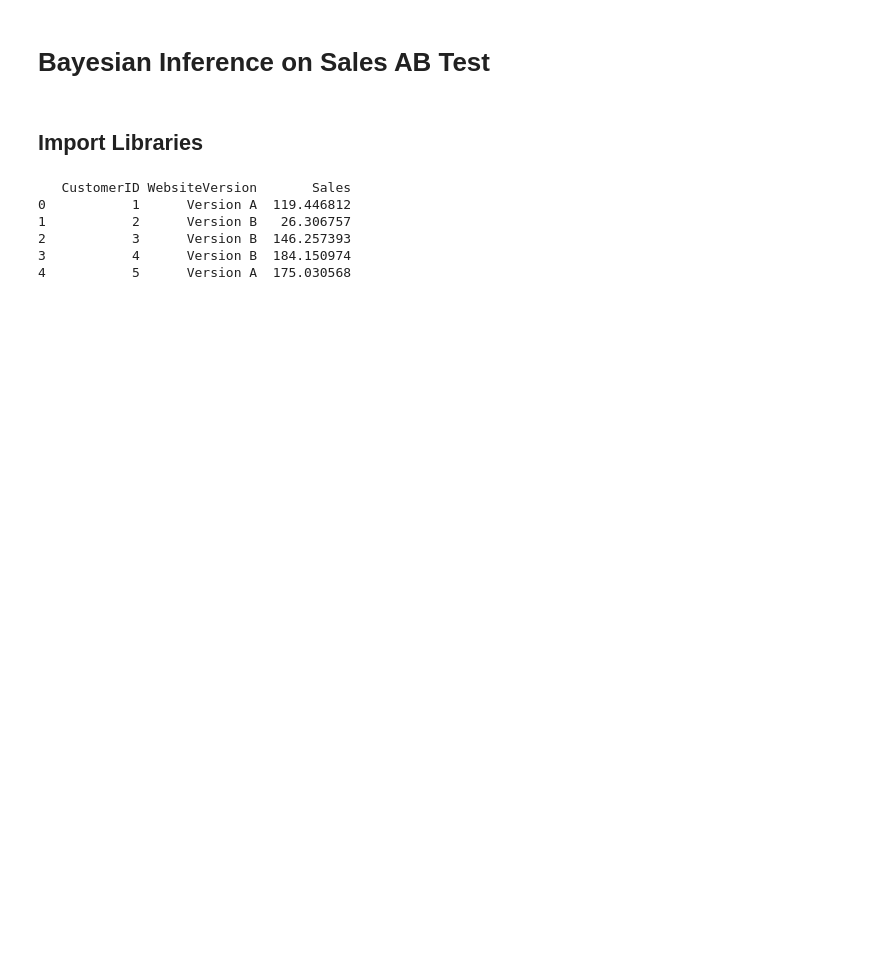
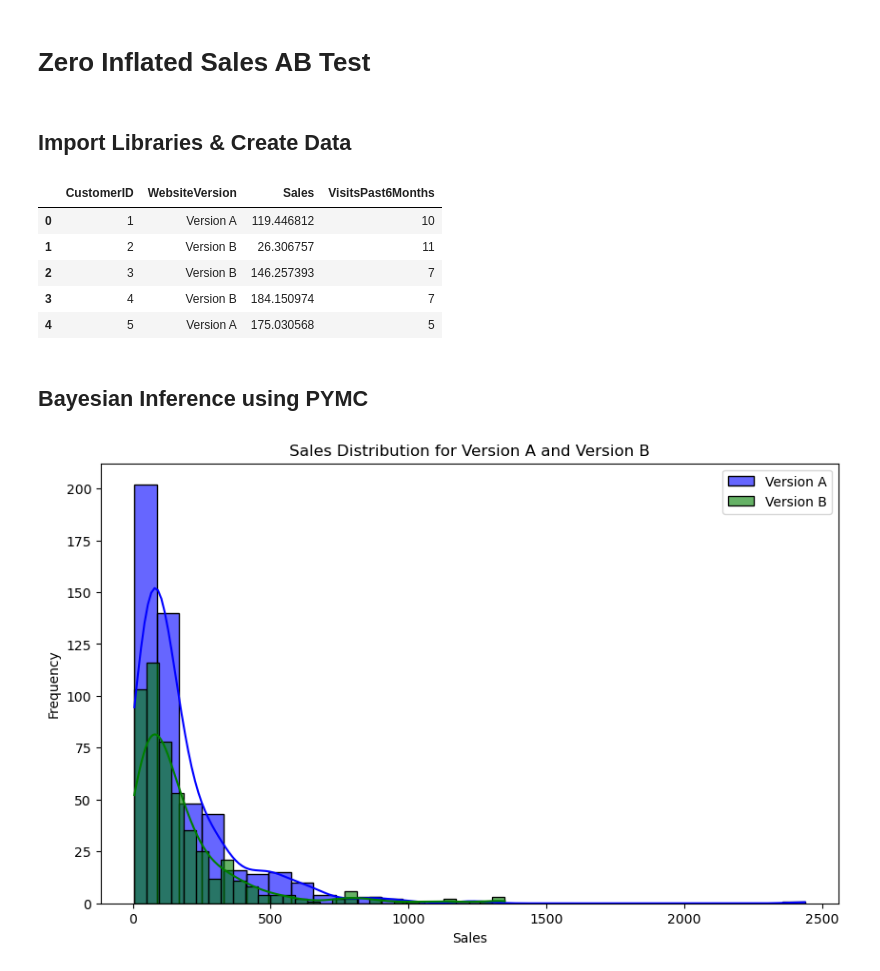
Before and after one commit to jwalluww/Bayesian_Inference, a Jupyter notebook: pymc_code/continuous_var_example.ipynb, the cells around one changed output. Saved outputs shown, nothing was run; the diff lists cells and outputs as text; code cells hidden in the pictures; blank space fills up the shorter version.

Commit message:
updating bayesian repo

```diff
--- a/pymc_code/continuous_var_example.ipynb
+++ b/pymc_code/continuous_var_example.ipynb
@@ -1,7 +1,7 @@
 # %% [markdown]
-# Bayesian Inference on Sales AB Test
+# Zero Inflated Sales AB Test
 # %% [markdown]
-## Import Libraries
+## Import Libraries & Create Data
 # %%
 # Import Libraries
 import pymc as pm
@@ -13,6 +16,4 @@ import numpy as np
 # %%
-
-
 # Set random seed for reproducibility
 np.random.seed(42)
 
@@ -24,23 +25,30 @@ customer_ids = np.arange(1, num_rows + 1)
 
 # Generate website versions (50/50 split)
 website_versions = np.random.choice(['Version A', 'Version B'], size=num_rows, p=[0.5, 0.5])
+website_versions_bin = np.where(website_versions == 'Version A', 0, 1)
 
 # Generate sales amounts (right-skewed from $10 to $1000)
 sales = np.random.lognormal(mean=np.log(100), sigma=1, size=num_rows)
+
+# Generate the number of visits in the past 6 months (Poisson distribution with lambda=10)
+visits_past_6_months = np.random.poisson(lam=10, size=num_rows)
 
 # Create a DataFrame
 df = pd.DataFrame({
     'CustomerID': customer_ids,
     'WebsiteVersion': website_versions,
-    'Sales': sales
+    'Sales': sales,
+    'VisitsPast6Months': visits_past_6_months
 })
 
 # Display the first few rows of the DataFrame
-print(df.head())
+df.head()
 # %% [output]
-   CustomerID WebsiteVersion       Sales
-0           1      Version A  119.446812
-1           2      Version B   26.306757
-2           3      Version B  146.257393
-3           4      Version B  184.150974
-4           5      Version A  175.030568
+|  | CustomerID | WebsiteVersion | Sales | VisitsPast6Months |
+| 0 | 1 | Version A | 119.446812 | 10 |
+| 1 | 2 | Version B | 26.306757 | 11 |
+| 2 | 3 | Version B | 146.257393 | 7 |
+| 3 | 4 | Version B | 184.150974 | 7 |
+| 4 | 5 | Version A | 175.030568 | 5 |
+# %% [markdown]
+## Bayesian Inference using PYMC
@@ -46,0 +59,15 @@ print(df.head())
+# %%
+# Plot overlapping histograms
+plt.figure(figsize=(10, 6))
+
+sns.histplot(sales_version_A, bins=30, kde=True, color='blue', label='Version A', alpha=0.6)
+sns.histplot(sales_version_B, bins=30, kde=True, color='green', label='Version B', alpha=0.6)
+
+plt.title('Sales Distribution for Version A and Version B')
+plt.xlabel('Sales')
+plt.ylabel('Frequency')
+plt.legend()
+
+plt.show()
+# %% [output]
+[figure, added]
```
Also changed, not shown: parts of 17 cells of this notebook, 5 other files.
